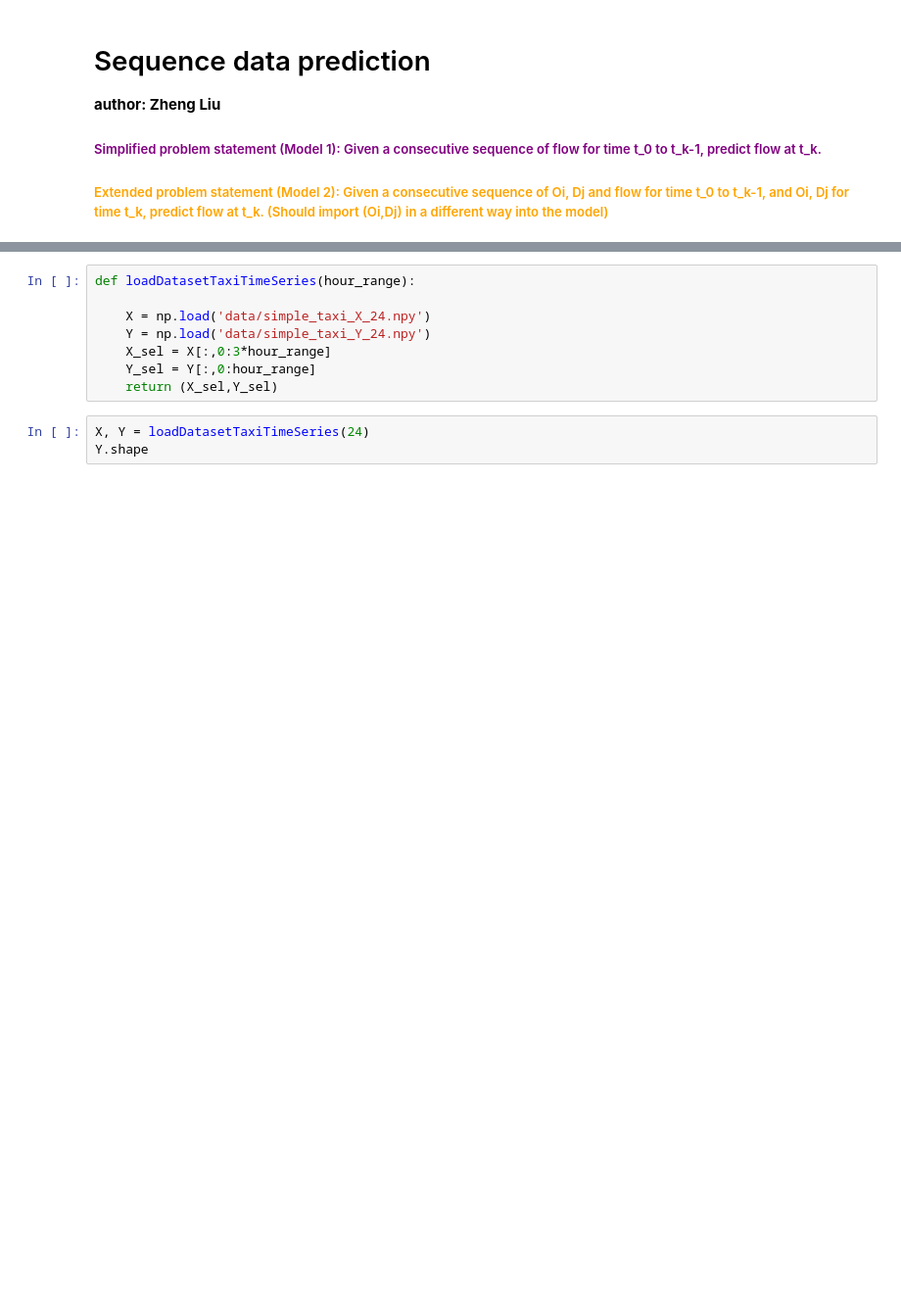
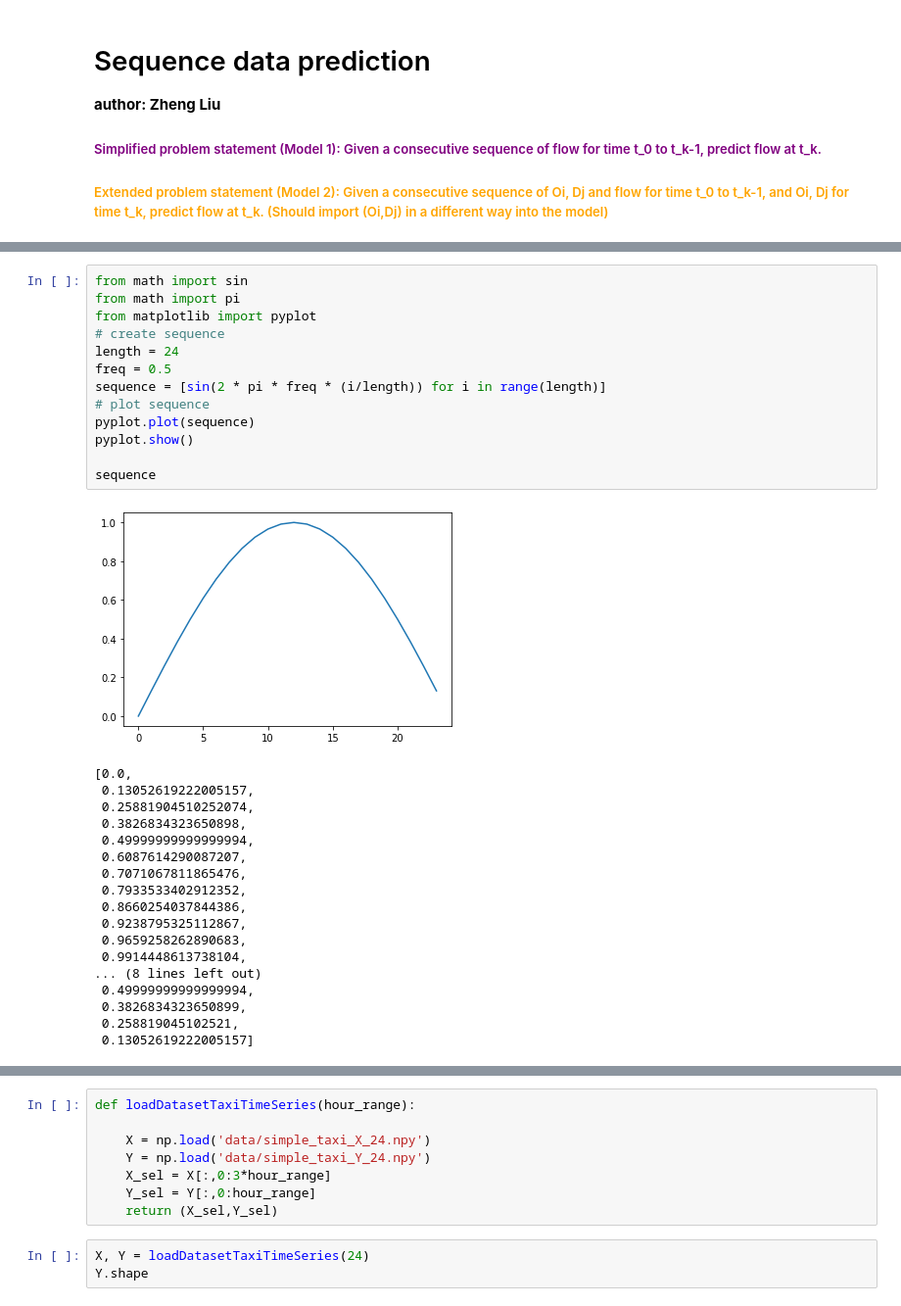
Before and after one commit to leonardzh/zheng_MnM4SDS_project, a Jupyter notebook: LSTM_NNSI.ipynb, the cells around one changed output, grey strips where cells are left out. Shown at 98% size. Drawn from its saved outputs; the diff is of its cells as text; blank space fills up the shorter version.

```diff
--- a/LSTM_NNSI.ipynb
+++ b/LSTM_NNSI.ipynb
@@ -18 +25,33 @@ import pandas as pd
+# %%
+from math import sin
+from math import pi
+from matplotlib import pyplot
+# create sequence
+length = 24
+freq = 0.5
+sequence = [sin(2 * pi * freq * (i/length)) for i in range(length)]
+# plot sequence
+pyplot.plot(sequence)
+pyplot.show()
+
+sequence
+# %% [output]
+[figure, added]
+[0.0,
+ 0.13052619222005157,
+ 0.25881904510252074,
+ 0.3826834323650898,
+ 0.49999999999999994,
+ 0.6087614290087207,
+ 0.7071067811865476,
+ 0.7933533402912352,
+ 0.8660254037844386,
+ 0.9238795325112867,
+ 0.9659258262890683,
+ 0.9914448613738104,
+... (8 lines left out)
+ 0.49999999999999994,
+ 0.3826834323650899,
+ 0.258819045102521,
+ 0.13052619222005157]
 # %% [markdown]
```
Also changed, not shown: parts of 4 cells of this notebook.
